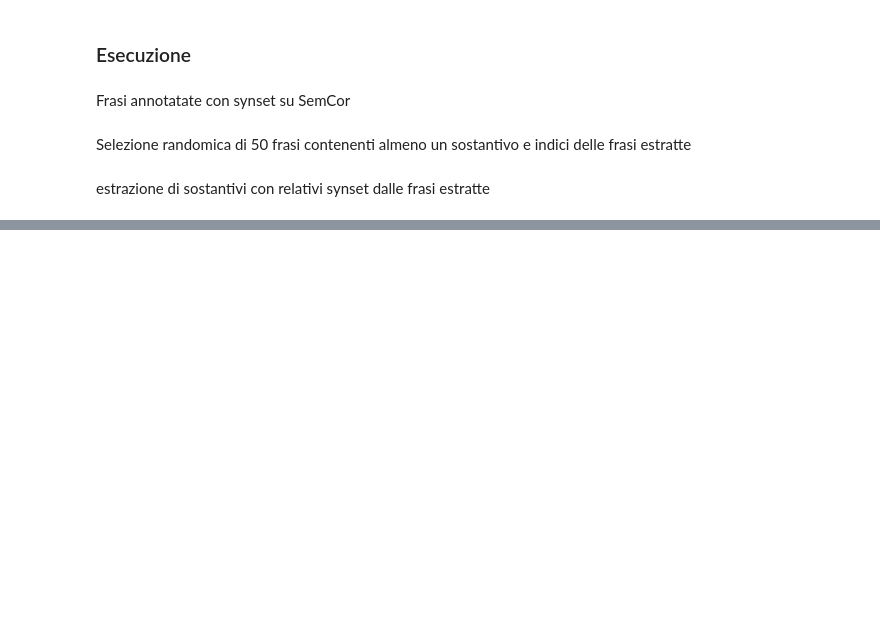
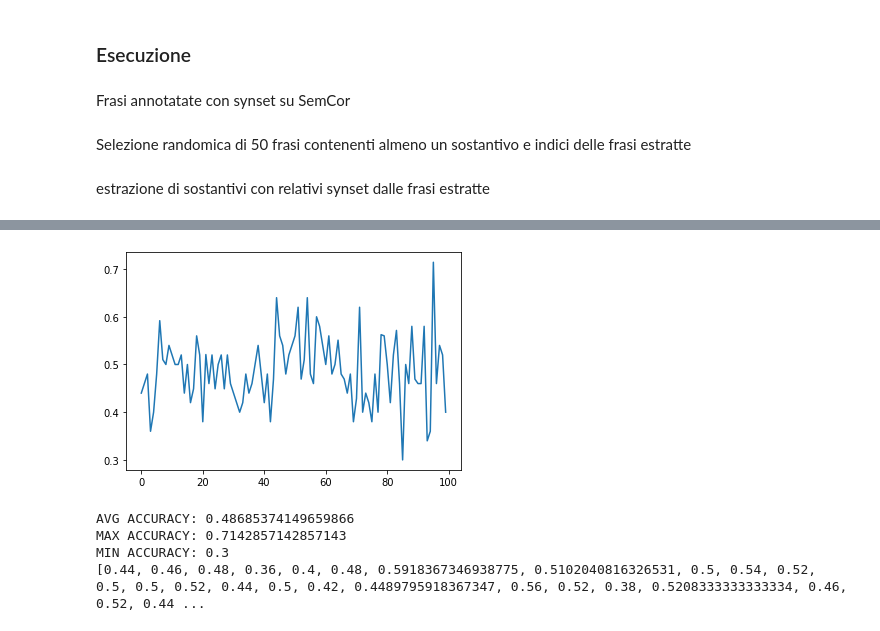
Before and after one commit to PaoloBonicco7/nlp-UniTO-2021-22, a Jupyter notebook: Radicioni/es1B_wsd/andrea_word_sense_disambiguation.ipynb, the cells around one changed output, grey strips where cells are left out. Drawn from its saved outputs; the diff is of its cells as text; code cells hidden in the pictures; blank space fills up the shorter version.

```diff
--- a/Radicioni/es1B_wsd/andrea_word_sense_disambiguation.ipynb
+++ b/Radicioni/es1B_wsd/andrea_word_sense_disambiguation.ipynb
@@ -167,0 +153,14 @@ MIN ACCURACY: 0.34
+# %%
+accuracies_100 = execution(tagged_sentences, 100)
+plt.plot(accuracies_100)
+plt.show()
+print(f"AVG ACCURACY: {sum(accuracies_100)/len(accuracies_100)}")
+print(f"MAX ACCURACY: {max(accuracies_100)}")
+print(f"MIN ACCURACY: {min(accuracies_100)}")
+print(accuracies_100)
+# %% [output]
+[figure, added]
+AVG ACCURACY: 0.48685374149659866
+MAX ACCURACY: 0.7142857142857143
+MIN ACCURACY: 0.3
+[0.44, 0.46, 0.48, 0.36, 0.4, 0.48, 0.5918367346938775, 0.5102040816326531, 0.5, 0.54, 0.52, 0.5, 0.5, 0.52, 0.44, 0.5, 0.42, 0.4489795918367347, 0.56, 0.52, 0.38, 0.5208333333333334, 0.46, 0.52, 0.44 ...
```
Also changed, not shown: parts of 5 cells of this notebook.
